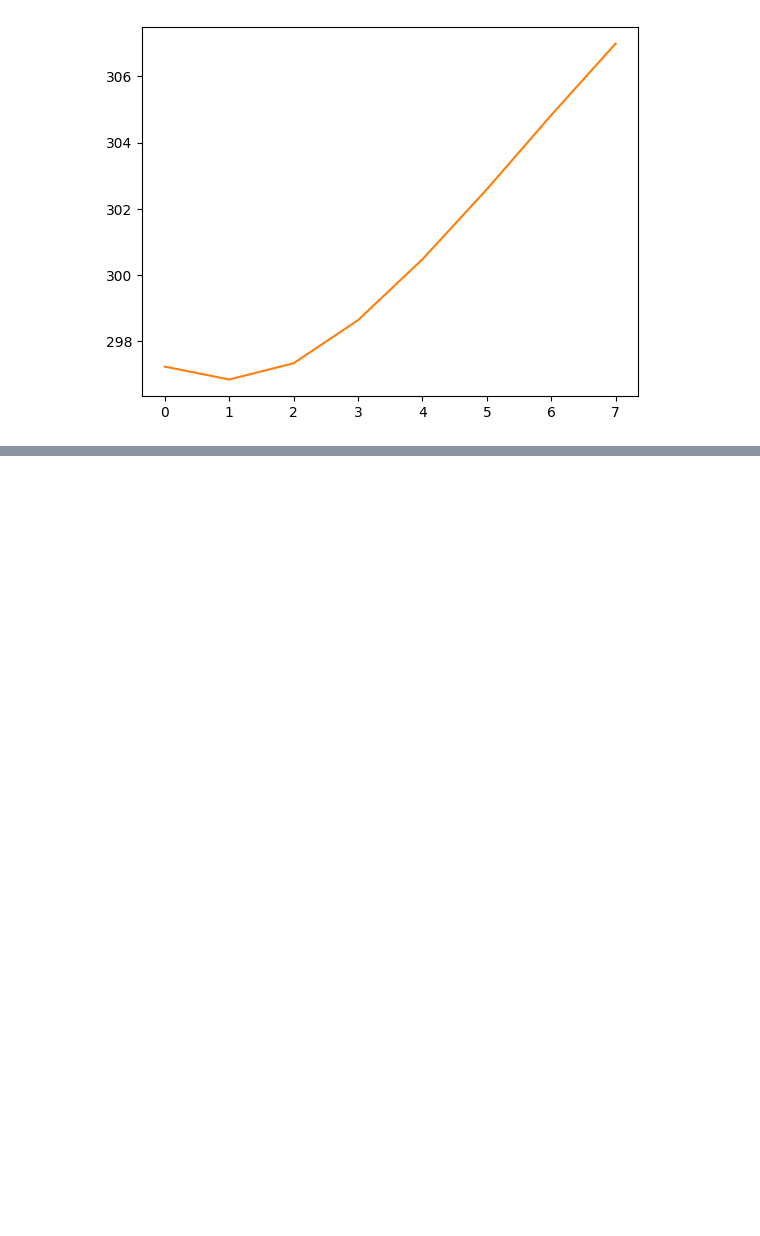
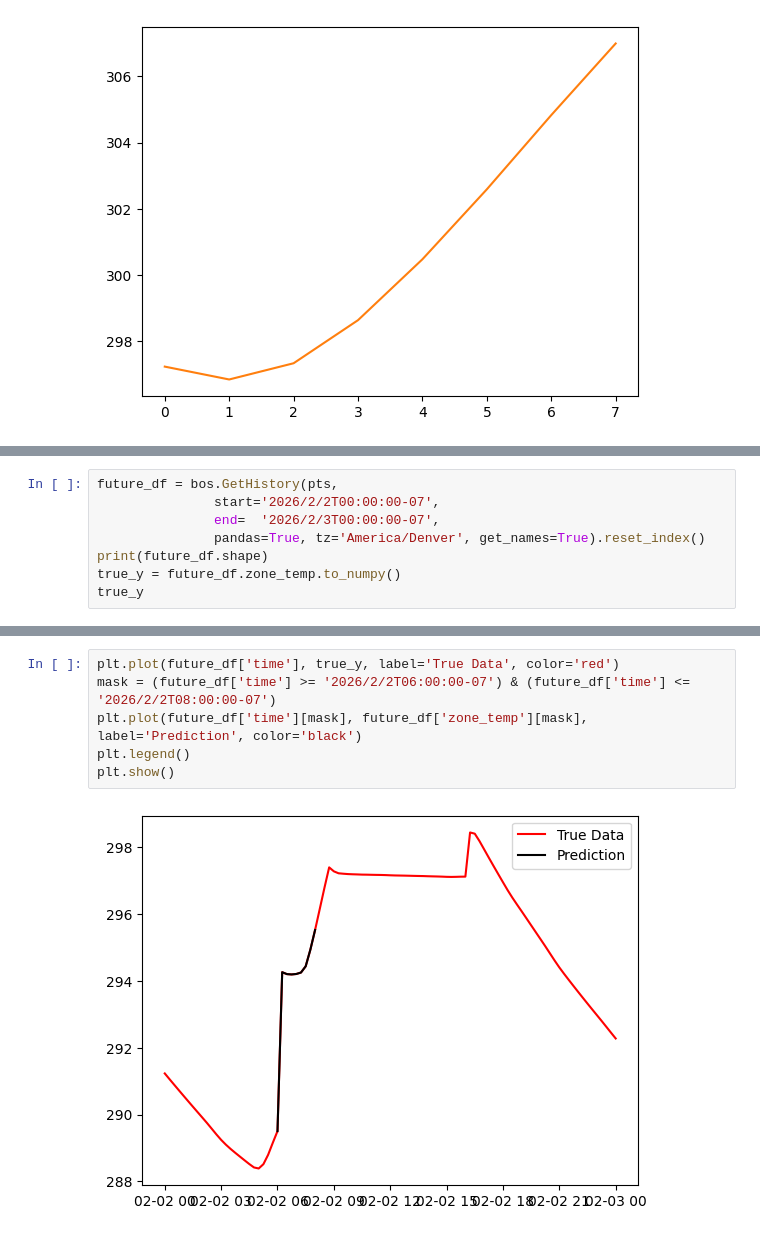
Before and after one commit to jamesryancoleman/bos-jupyter, a Jupyter notebook: nb/NN.ipynb, the cells around one changed output, grey strips where cells are left out. Cells and saved outputs as stored; diff of their text form; blank space fills up the shorter version.

```diff
--- a/nb/NN.ipynb
+++ b/nb/NN.ipynb
@@ -352,0 +544,8 @@ plt.plot(future_temps)
+# %%
+future_df = bos.GetHistory(pts,
+               start='2026/2/2T00:00:00-07',
+               end=  '2026/2/3T00:00:00-07',
+               pandas=True, tz='America/Denver', get_names=True).reset_index()
+print(future_df.shape)
+true_y = future_df.zone_temp.to_numpy()
+true_y
@@ -352,0 +578,8 @@ plt.plot(future_temps)
+# %%
+plt.plot(future_df['time'], true_y, label='True Data', color='red')
+mask = (future_df['time'] >= '2026/2/2T06:00:00-07') & (future_df['time'] <= '2026/2/2T08:00:00-07')
+plt.plot(future_df['time'][mask], future_df['zone_temp'][mask], label='Prediction', color='black')
+plt.legend()
+plt.show()
+# %% [output]
+[figure, added]
```
Also changed, not shown: parts of 9 cells of this notebook.
